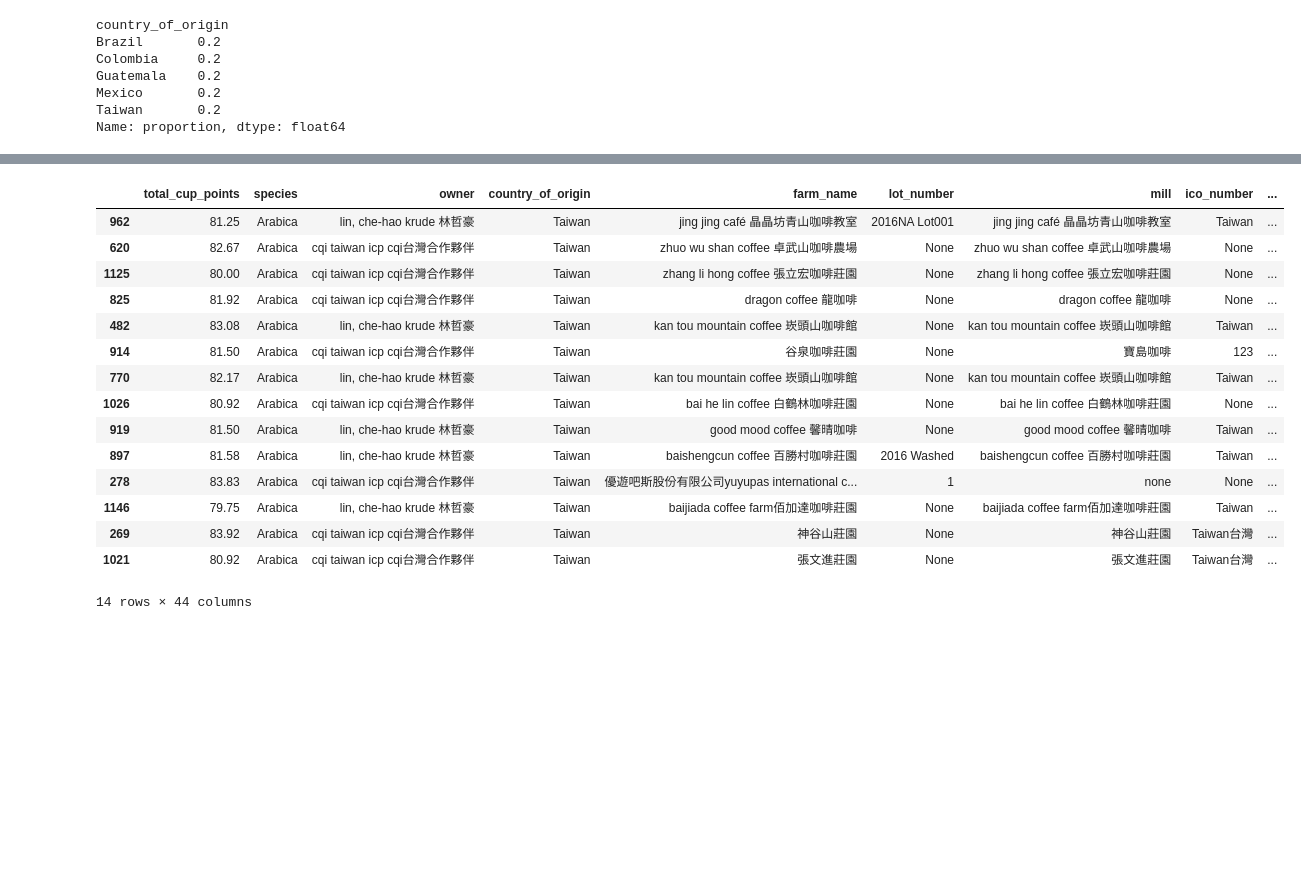
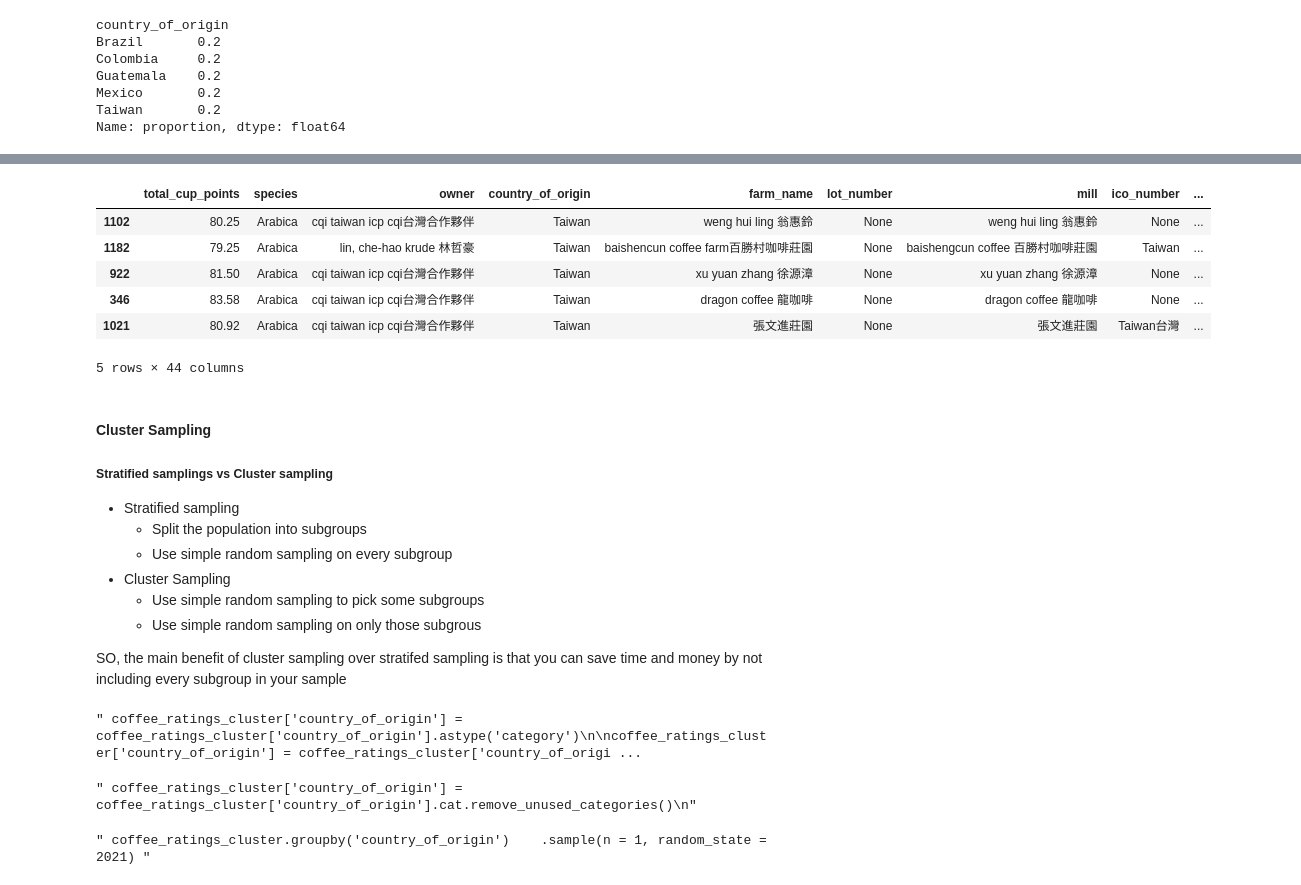
Before and after one commit to Jnn002/dc_datacamp, a Jupyter notebook: Data_analyst_python/Chapter_8_sampling/02_simple_random_systematic_sampling.ipynb, the cells around one changed output, grey strips where cells are left out. Drawn from its saved outputs; the diff is of its cells as text; code cells hidden in the pictures; blank space fills up the shorter version.

Commit message:
CHANGE, add cluster sampling info

```diff
--- a/Data_analyst_python/Chapter_8_sampling/02_simple_random_systematic_sampling.ipynb
+++ b/Data_analyst_python/Chapter_8_sampling/02_simple_random_systematic_sampling.ipynb
@@ -132,20 +129,55 @@ Brazil       0.086420
 Name: proportion, dtype: float64
 # %%
-coffee_ratings_weight[coffee_ratings_weight['weight'] == 2]
+coffee_ratings_weight[coffee_ratings_weight['weight'] == 2].head()
 # %% [output]
 |  | total_cup_points | species | owner | country_of_origin | farm_name | lot_number | mill | ico_number | ... |
-| 962 | 81.25 | Arabica | lin, che-hao krude 林哲豪 | Taiwan | jing jing café 晶晶坊青山咖啡教室 | 2016NA Lot001 | jing jing café 晶晶坊青山咖啡教室 | Taiwan | ... |
-| 620 | 82.67 | Arabica | cqi taiwan icp cqi台灣合作夥伴 | Taiwan | zhuo wu shan coffee 卓武山咖啡農場 | None | zhuo wu shan coffee 卓武山咖啡農場 | None | ... |
-| 1125 | 80.00 | Arabica | cqi taiwan icp cqi台灣合作夥伴 | Taiwan | zhang li hong coffee 張立宏咖啡莊園 | None | zhang li hong coffee 張立宏咖啡莊園 | None | ... |
-| 825 | 81.92 | Arabica | cqi taiwan icp cqi台灣合作夥伴 | Taiwan | dragon coffee 龍咖啡 | None | dragon coffee 龍咖啡 | None | ... |
-| 482 | 83.08 | Arabica | lin, che-hao krude 林哲豪 | Taiwan | kan tou mountain coffee 崁頭山咖啡館 | None | kan tou mountain coffee 崁頭山咖啡館 | Taiwan | ... |
-| 914 | 81.50 | Arabica | cqi taiwan icp cqi台灣合作夥伴 | Taiwan | 谷泉咖啡莊園 | None | 寶島咖啡 | 123 | ... |
-| 770 | 82.17 | Arabica | lin, che-hao krude 林哲豪 | Taiwan | kan tou mountain coffee 崁頭山咖啡館 | None | kan tou mountain coffee 崁頭山咖啡館 | Taiwan | ... |
-| 1026 | 80.92 | Arabica | cqi taiwan icp cqi台灣合作夥伴 | Taiwan | bai he lin coffee 白鶴林咖啡莊園 | None | bai he lin coffee 白鶴林咖啡莊園 | None | ... |
-| 919 | 81.50 | Arabica | lin, che-hao krude 林哲豪 | Taiwan | good mood coffee 馨晴咖啡 | None | good mood coffee 馨晴咖啡 | Taiwan | ... |
-| 897 | 81.58 | Arabica | lin, che-hao krude 林哲豪 | Taiwan | baishengcun coffee 百勝村咖啡莊園 | 2016 Washed | baishengcun coffee 百勝村咖啡莊園 | Taiwan | ... |
-| 278 | 83.83 | Arabica | cqi taiwan icp cqi台灣合作夥伴 | Taiwan | 優遊吧斯股份有限公司yuyupas international c... | 1 | none | None | ... |
-| 1146 | 79.75 | Arabica | lin, che-hao krude 林哲豪 | Taiwan | baijiada coffee farm佰加達咖啡莊園 | None | baijiada coffee farm佰加達咖啡莊園 | Taiwan | ... |
-| 269 | 83.92 | Arabica | cqi taiwan icp cqi台灣合作夥伴 | Taiwan | 神谷山莊園 | None | 神谷山莊園 | Taiwan台灣 | ... |
+| 1102 | 80.25 | Arabica | cqi taiwan icp cqi台灣合作夥伴 | Taiwan | weng hui ling 翁惠鈴 | None | weng hui ling 翁惠鈴 | None | ... |
+| 1182 | 79.25 | Arabica | lin, che-hao krude 林哲豪 | Taiwan | baishencun coffee farm百勝村咖啡莊園 | None | baishengcun coffee 百勝村咖啡莊園 | Taiwan | ... |
+| 922 | 81.50 | Arabica | cqi taiwan icp cqi台灣合作夥伴 | Taiwan | xu yuan zhang 徐源漳 | None | xu yuan zhang 徐源漳 | None | ... |
+| 346 | 83.58 | Arabica | cqi taiwan icp cqi台灣合作夥伴 | Taiwan | dragon coffee 龍咖啡 | None | dragon coffee 龍咖啡 | None | ... |
 | 1021 | 80.92 | Arabica | cqi taiwan icp cqi台灣合作夥伴 | Taiwan | 張文進莊園 | None | 張文進莊園 | Taiwan台灣 | ... |
-14 rows × 44 columns
+5 rows × 44 columns
+# %% [markdown]
+#### Cluster Sampling
+
+
+##### Stratified samplings vs Cluster sampling
+
+- Stratified sampling
+  - Split the population into subgroups
+  - Use simple random sampling on every subgroup
+- Cluster Sampling
+  - Use simple random sampling to pick some subgroups
+  - Use simple random sampling on only those subgrous
+
+SO, the main benefit of cluster sampling over stratifed sampling is that you can save time and money by not including every subgroup in your sample
+# %%
+import random
+
+top_countries_samp = random.sample(top_counted_countries, k = 2)
+top_condition = coffee['country_of_origin'].isin(top_countries_samp)
+
+coffee_ratings_cluster = coffee[top_condition]
+
+# Convert 'country_of_origin' to categorical type
+""" coffee_ratings_cluster['country_of_origin'] = coffee_ratings_cluster['country_of_origin'].astype('category')
+
+coffee_ratings_cluster['country_of_origin'] = coffee_ratings_cluster['country_of_origin'].cat.remove_unused_categories() """
+# %% [output]
+" coffee_ratings_cluster['country_of_origin'] = coffee_ratings_cluster['country_of_origin'].astype('category')\n\ncoffee_ratings_cluster['country_of_origin'] = coffee_ratings_cluster['country_of_origi ...
+# %%
+""" # stage 2
+
+# Sampling each group
+variety_condition= coffee['country_of_origin'].isin(varieties_samp)
+coffee_ratings_cluster = coffee[variety_condition] """
+
+""" coffee_ratings_cluster['country_of_origin'] = coffee_ratings_cluster['country_of_origin'].cat.remove_unused_categories()
+"""
+# %% [output]
+" coffee_ratings_cluster['country_of_origin'] = coffee_ratings_cluster['country_of_origin'].cat.remove_unused_categories()\n"
+# %%
+""" coffee_ratings_cluster.groupby('country_of_origin')\
+    .sample(n = 1, random_state = 2021) """
+# %% [output]
+" coffee_ratings_cluster.groupby('country_of_origin')    .sample(n = 1, random_state = 2021) "
```
Also changed, not shown: parts of 3 cells of this notebook.
